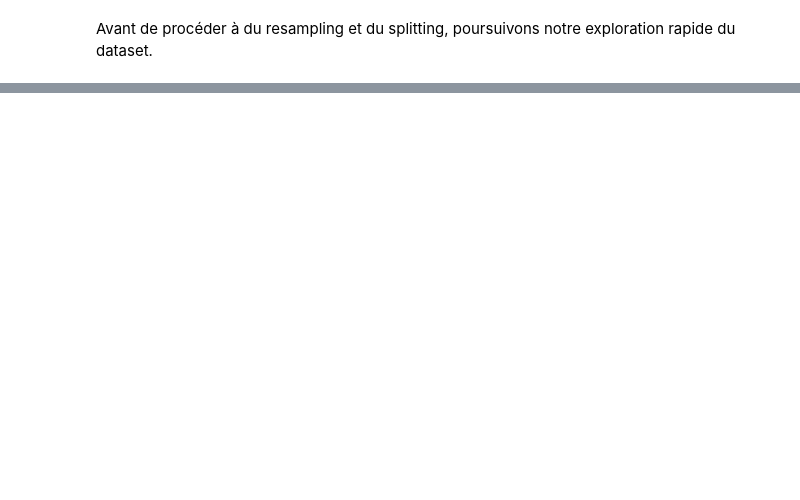
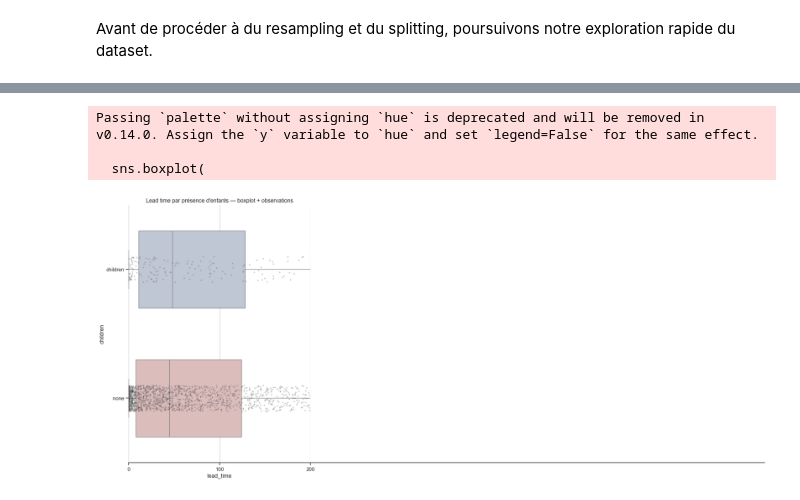
Before and after one commit to TT95F/hotels-ml-s, a Jupyter notebook: notebooks/01_eda.ipynb, the cells around one changed output, grey strips where cells are left out. Saved outputs shown, nothing was run; the diff lists cells and outputs as text; code cells hidden in the pictures; blank space fills up the shorter version.

Commit message:
EDA visual exploration for lead_time and children

```diff
--- a/notebooks/01_eda.ipynb
+++ b/notebooks/01_eda.ipynb
@@ -132,0 +176,42 @@ Avant de procéder à du resampling et du splitting, poursuivons notre explorati
+# %%
+import seaborn as sns
+import matplotlib.pyplot as plt
+
+sns.set_theme(style="ticks")
+
+# Initialiser la figure
+f, ax = plt.subplots(figsize=(7, 10))
+
+# Boxplots horizontaux
+sns.boxplot(
+    data=df,
+    x="lead_time",
+    y="children",
+    whis=[0, 100],     # whiskers = min/max
+    width=0.6,
+    palette="vlag",
+    ax=ax
+)
+
+# Ajouter les points d'observation (échantillon pour éviter de ramer)
+df_sample = df.sample(2000, random_state=42)
+sns.stripplot(
+    data=df_sample,
+    x="lead_time",
+    y="children",
+    size=3, color=".3", alpha=0.3, jitter=True, ax=ax
+)
+
+# Présentation visuelle
+ax.grid(True, axis="x")
+ax.set(xlabel="lead_time", ylabel="children")
+sns.despine(trim=True, left=True)
+
+plt.title("Lead time par présence d'enfants — boxplot + observations", fontsize=12)
+plt.xlim(0, 200)   # zoom utile
+plt.show()
+# %% [output]
+Passing `palette` without assigning `hue` is deprecated and will be removed in v0.14.0. Assign the `y` variable to `hue` and set `legend=False` for the same effect.
+
+  sns.boxplot(
+[figure, added]
```
Also changed, not shown: parts of 6 cells of this notebook.
